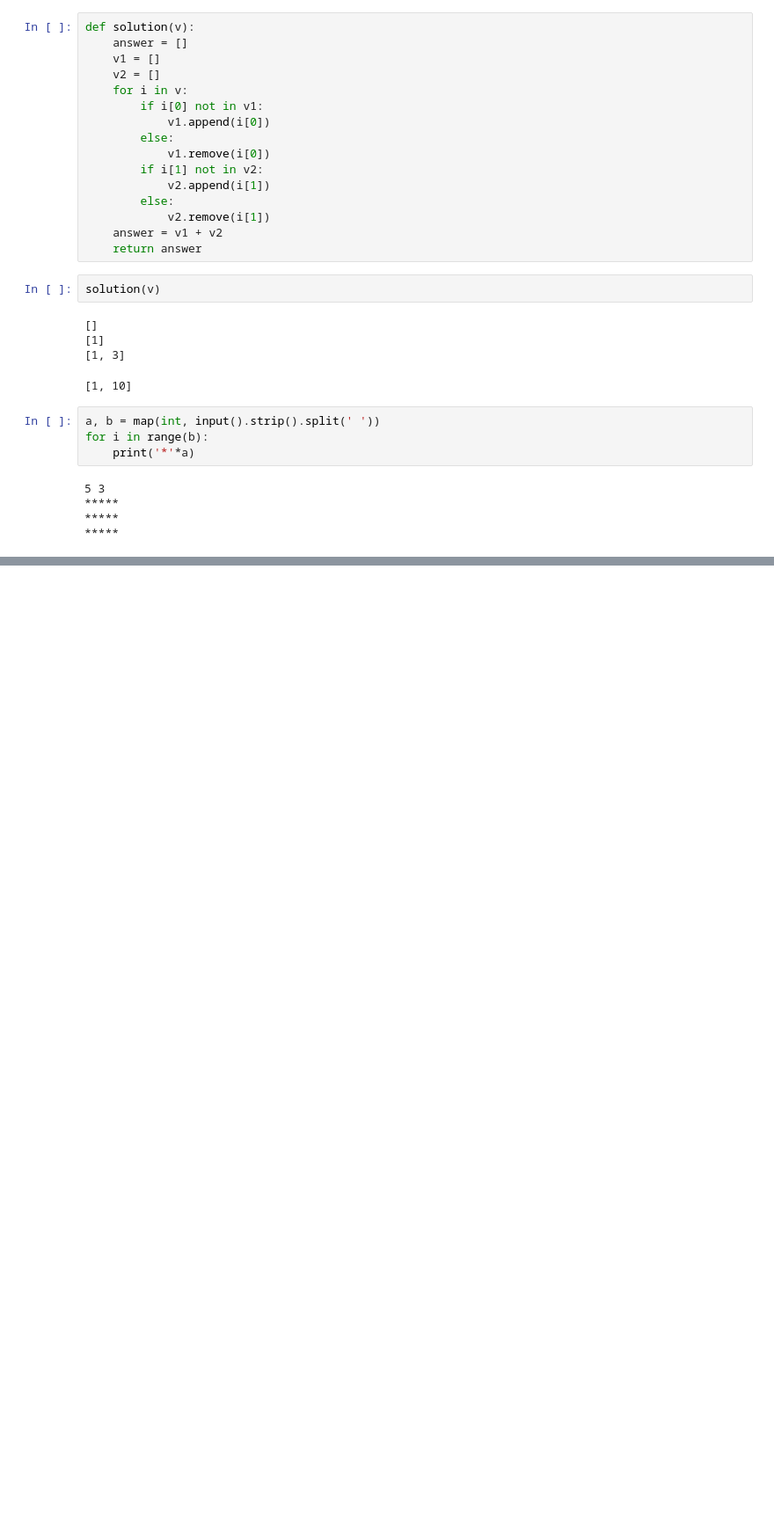
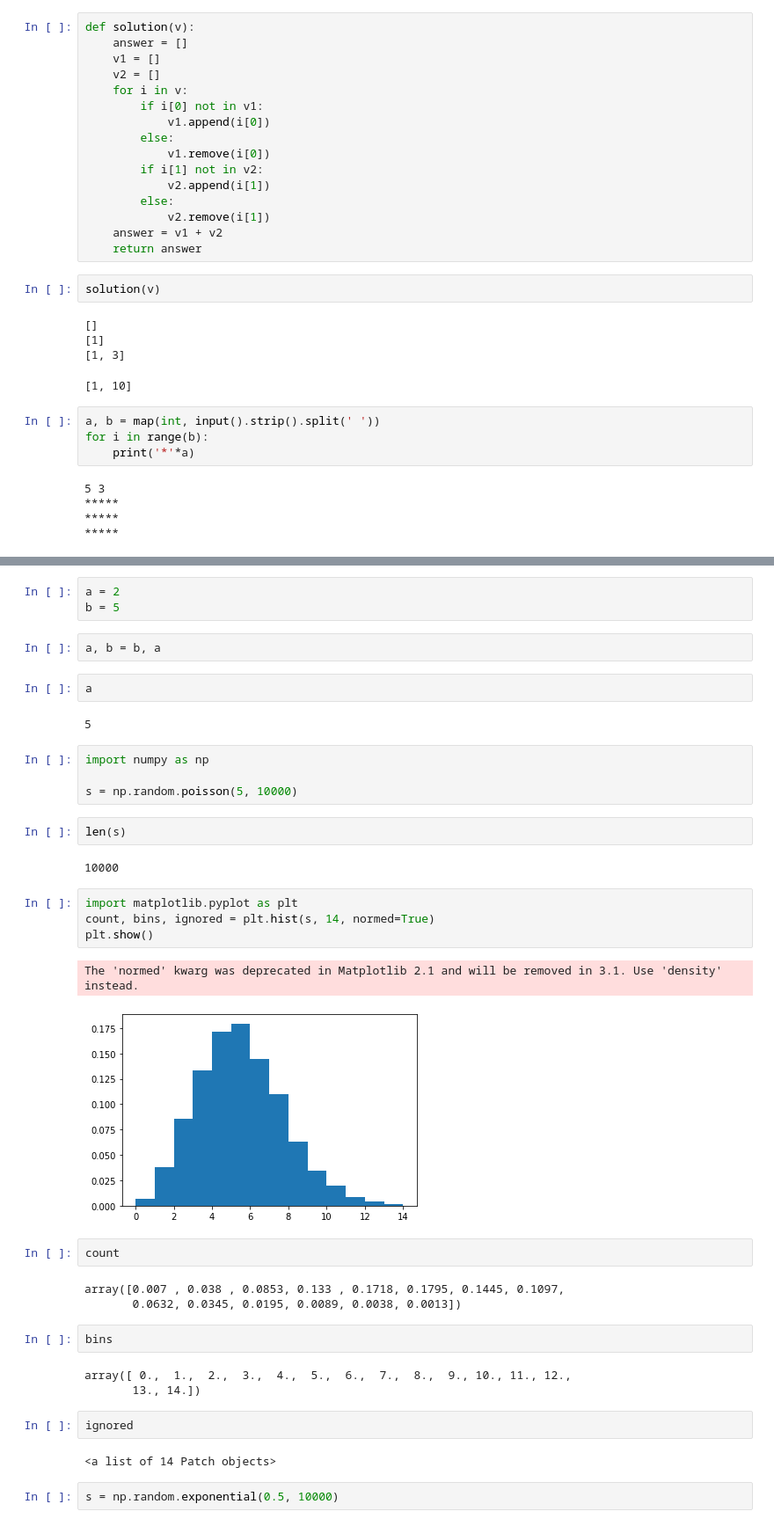
Before and after one commit to xddongx/flexink, a Jupyter notebook: Untitled.ipynb, the cells around one changed output, grey strips where cells are left out. Shown at 88% size. Saved outputs shown, nothing was run; the diff lists cells and outputs as text; blank space fills up the shorter version.

```diff
--- a/Untitled.ipynb
+++ b/Untitled.ipynb
@@ -519,0 +576,40 @@ for i in range(b):
+# %%
+a = 2
+b = 5
+# %%
+a, b = b, a
+# %%
+a
+# %% [output]
+5
+# %%
+import numpy as np
+
+s = np.random.poisson(5, 10000)
+# %%
+len(s)
+# %% [output]
+10000
+# %%
+import matplotlib.pyplot as plt
+count, bins, ignored = plt.hist(s, 14, normed=True)
+plt.show()
+# %% [output]
+The 'normed' kwarg was deprecated in Matplotlib 2.1 and will be removed in 3.1. Use 'density' instead.
+[figure, added]
+# %%
+count
+# %% [output]
+array([0.007 , 0.038 , 0.0853, 0.133 , 0.1718, 0.1795, 0.1445, 0.1097,
+       0.0632, 0.0345, 0.0195, 0.0089, 0.0038, 0.0013])
+# %%
+bins
+# %% [output]
+array([ 0.,  1.,  2.,  3.,  4.,  5.,  6.,  7.,  8.,  9., 10., 11., 12.,
+       13., 14.])
+# %%
+ignored
+# %% [output]
+<a list of 14 Patch objects>
+# %%
+s = np.random.exponential(0.5, 10000)
```
Also changed, not shown: parts of 11 cells of this notebook, 2 other files.
